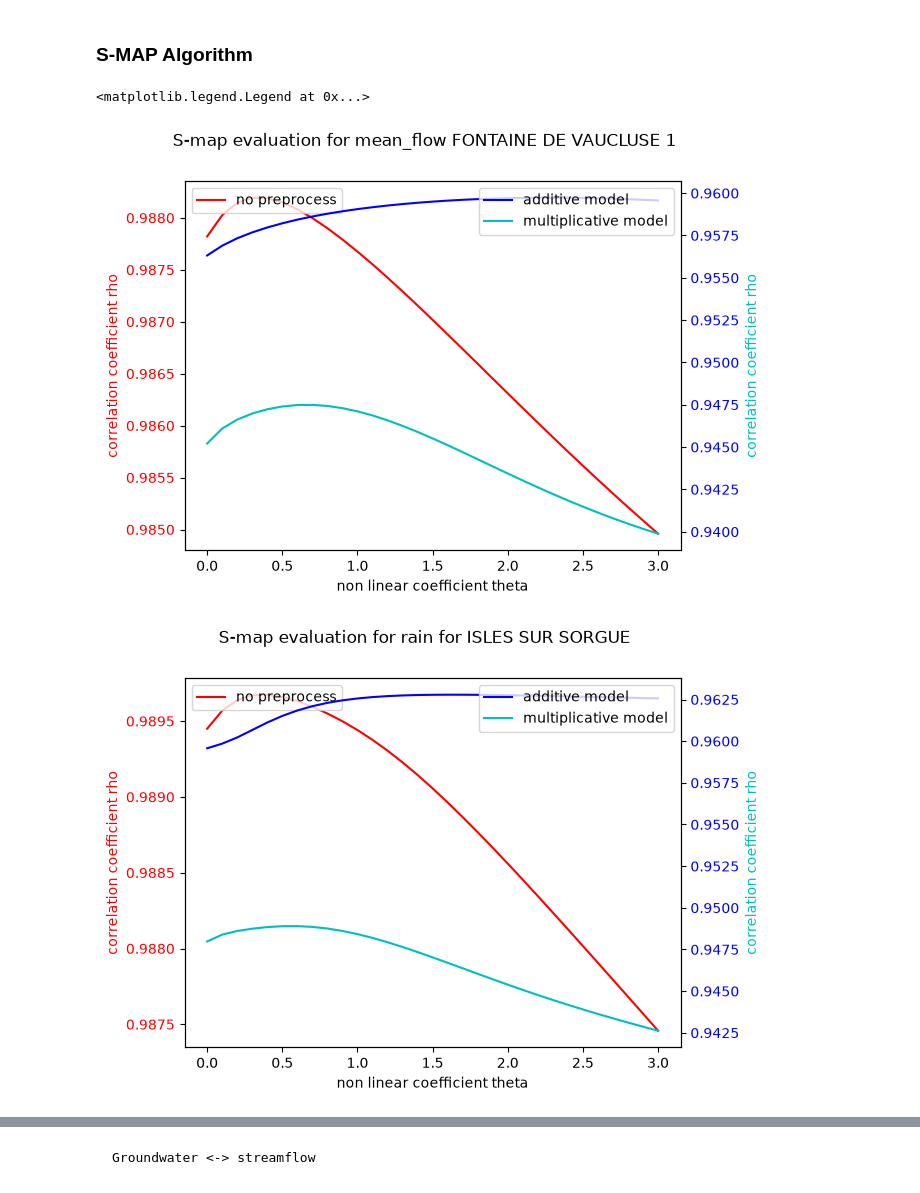
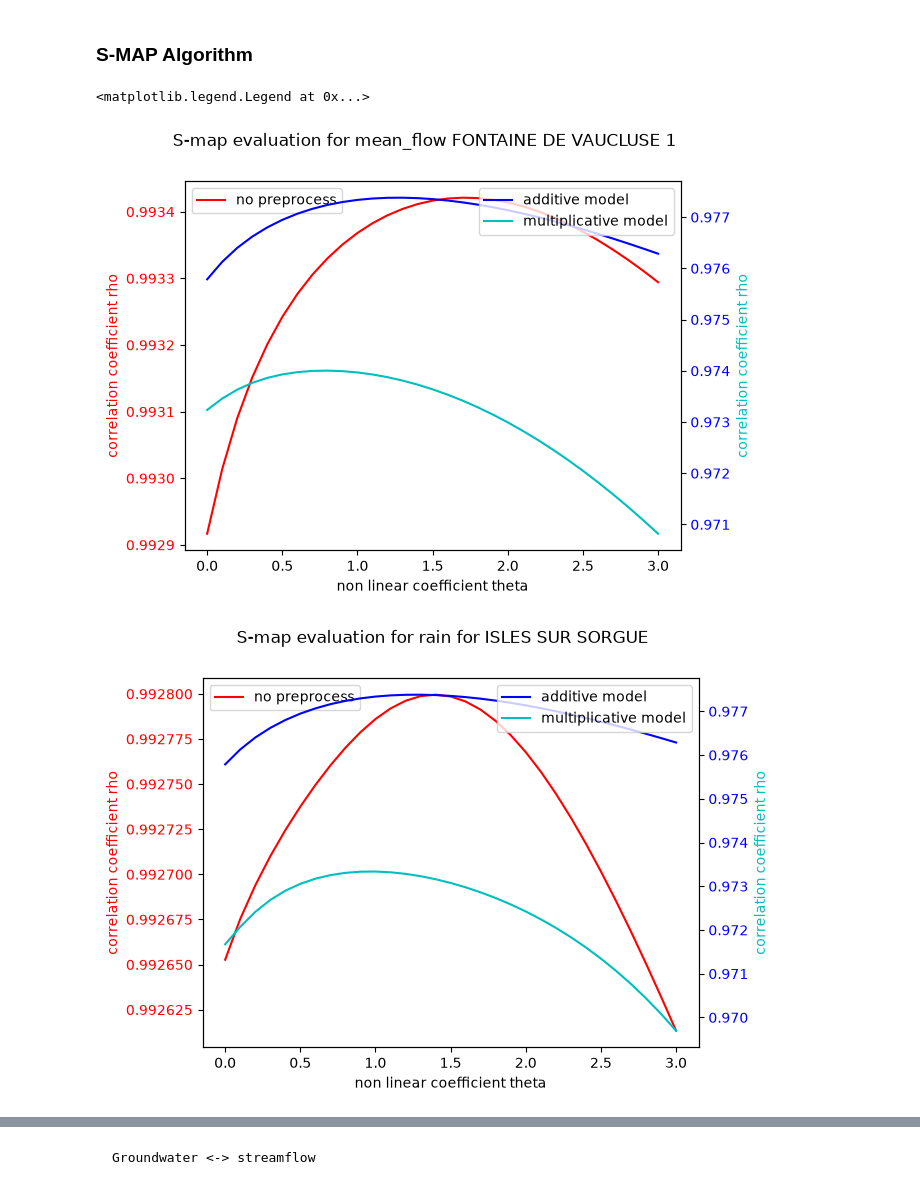
Before and after one commit to EulalieContreras/NTU_ecoinformatic, a Jupyter notebook: mywork/hydrography_notebook.ipynb, the cells around one changed output, grey strips where cells are left out. Cells and saved outputs as stored; diff of their text form; code cells hidden in the pictures.

```diff
--- a/mywork/hydrography_notebook.ipynb
+++ b/mywork/hydrography_notebook.ipynb
@@ -140,42 +152,45 @@ ax2.legend(loc='upper right')
 # %% [markdown]
 ### S-MAP Algorithm
 # %%
-s_map = fun.run_smap(river_flow, 2)
-s_map_m = fun.run_smap(river_flow_m, 3)
-s_map_a = fun.run_smap(river_flow_a, 2)
+lib = "1 1000"
+pred = "1001 3000"
+
+s_map = fun.run_smap(river_flow, 2, lib=lib, pred=pred)
+s_map_m = fun.run_smap(river_flow_m, 4, lib=lib, pred=pred)
+s_map_a = fun.run_smap(river_flow_a, 2, lib=lib, pred=pred)
 
 fig, ax1 = plt.subplots()
 ax2 = ax1.twinx()
 ax1.plot(s_map['theta'], s_map['rho'], label = 'no preprocess', color='r')
 ax2.plot(s_map_a['theta'], s_map_a['rho'], label = 'additive model', color='b')
 ax2.plot(s_map_m['theta'], s_map_m['rho'], label = 'multiplicative model', color='c')
 fig.suptitle('S-map evaluation for mean_flow FONTAINE DE VAUCLUSE 1')
 ax1.set_xlabel('non linear coefficient theta')
 ax1.set_ylabel('correlation coefficient rho', color='r')
 ax2.set_ylabel('correlation coefficient rho', color='c')
 ax1.tick_params(axis='y', labelcolor='r')
 ax2.tick_params(axis='y', labelcolor='b')
 ax1.legend(loc='upper left')
 ax2.legend(loc='upper right')
 
-s_map_rain = fun.run_smap(river_flow, 3)
-s_map_rain_m = fun.run_smap(river_flow_m, 6)
-s_map_rain_a = fun.run_smap(river_flow_a, 5)
+s_map_rain = fun.run_smap(river_flow, 6, lib=lib, pred=pred)
+s_map_rain_m = fun.run_smap(river_flow_m, 2, lib=lib, pred=pred)
+s_map_rain_a = fun.run_smap(river_flow_a, 2, lib=lib, pred=pred)
 
 fig, ax1 = plt.subplots()
 ax2 = ax1.twinx()
 ax1.plot(s_map_rain['theta'], s_map_rain['rho'], label = 'no preprocess', color='r')
 ax2.plot(s_map_rain_a['theta'], s_map_rain_a['rho'], label = 'additive model', color='b')
 ax2.plot(s_map_rain_m['theta'], s_map_rain_m['rho'], label = 'multiplicative model', color='c')
 fig.suptitle('S-map evaluation for rain for ISLES SUR SORGUE')
 ax1.set_xlabel('non linear coefficient theta')
 ax1.set_ylabel('correlation coefficient rho', color='r')
 ax2.set_ylabel('correlation coefficient rho', color='c')
 ax1.tick_params(axis='y', labelcolor='r')
 ax2.tick_params(axis='y', labelcolor='b')
 ax1.legend(loc='upper left')
 ax2.legend(loc='upper right')
 # %% [output]
 <matplotlib.legend.Legend at 0x...>
-[figure, old version]
+[figure, new version]
-[figure, old version]
+[figure, new version]
```
Also changed, not shown: parts of 47 cells of this notebook, 33 other files.
